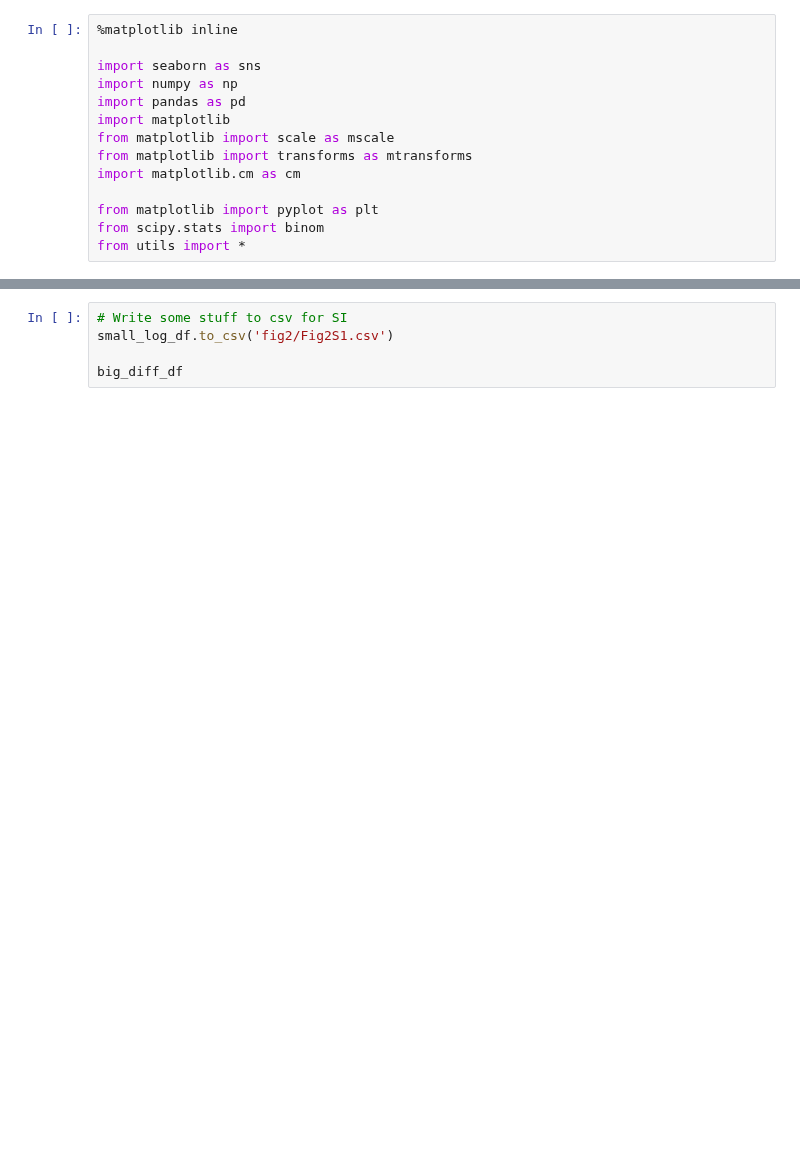
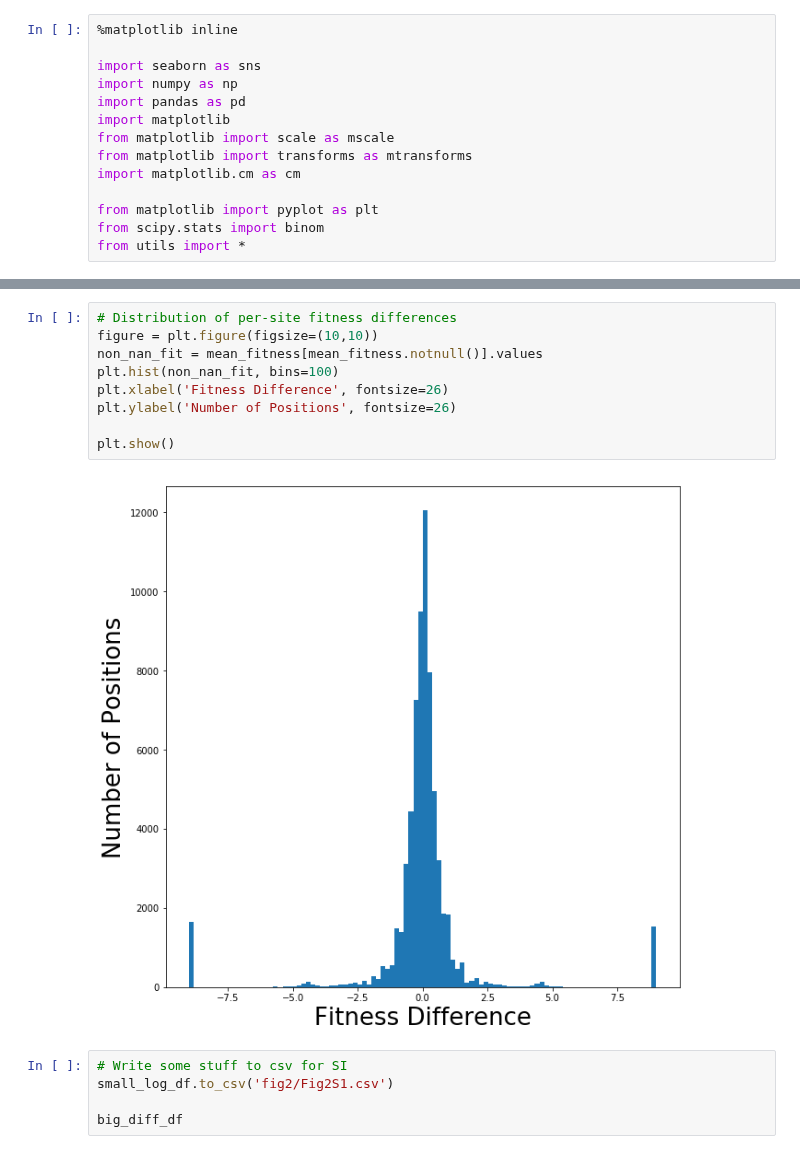
Before and after one commit to jackdesmarais/DabTransporterPaper, a Jupyter notebook: scripts/Figure 2 HCR genes.ipynb, the cells around one changed output, grey strips where cells are left out. Saved outputs shown, nothing was run; the diff lists cells and outputs as text; blank space fills up the shorter version.

```diff
--- a/scripts/Figure 2 HCR genes.ipynb
+++ b/scripts/Figure 2 HCR genes.ipynb
@@ -15,3 +69,14 @@ from utils import *
+# %%
+# Distribution of per-site fitness differences
+figure = plt.figure(figsize=(10,10))
+non_nan_fit = mean_fitness[mean_fitness.notnull()].values
+plt.hist(non_nan_fit, bins=100)
+plt.xlabel('Fitness Difference', fontsize=26)
+plt.ylabel('Number of Positions', fontsize=26)
+
+plt.show()
+# %% [output]
+[figure, added]
 # %%
 # Write some stuff to csv for SI
 small_log_df.to_csv('fig2/Fig2S1.csv')
```
Also changed, not shown: parts of 9 cells of this notebook, 6 other files.
